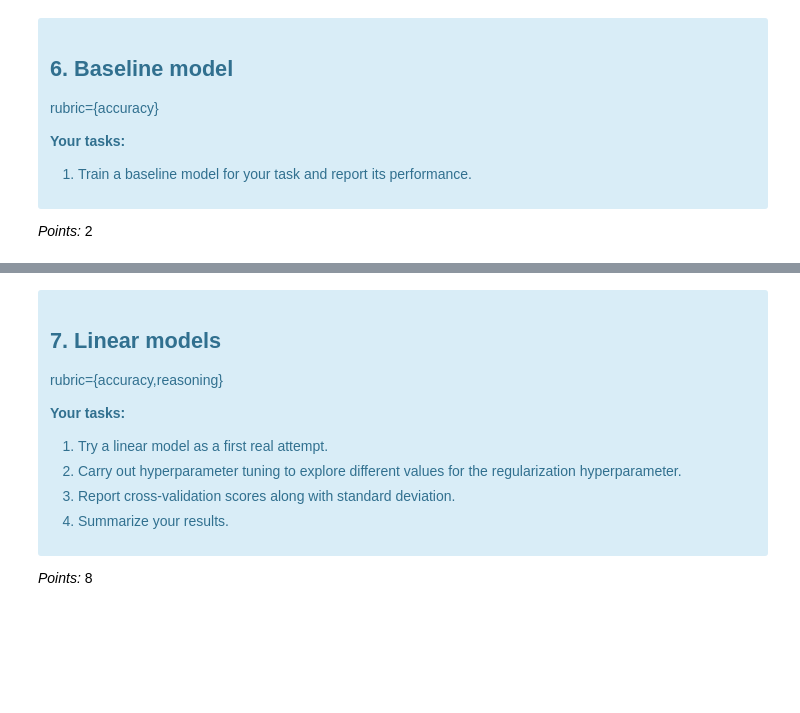
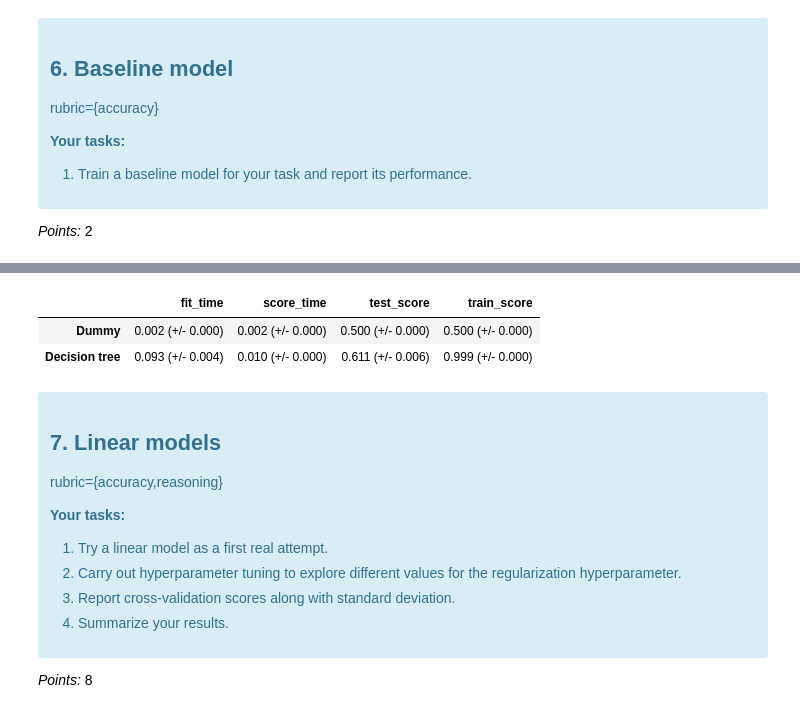
Before and after one commit to UBC-MDS/DSCI_573_lab4_PENG_GAOXIANG, a Jupyter notebook: lab4.ipynb, the cells around one changed output, grey strips where cells are left out. Drawn from its saved outputs; the diff is of its cells as text; code cells hidden in the pictures; blank space fills up the shorter version.

```diff
--- a/lab4.ipynb
+++ b/lab4.ipynb
@@ -319,3 +373,48 @@ _Points:_ 2
+# %%
+# Reference to DSCI 573
+def mean_std_cross_val_scores(model, X_train, y_train, **kwargs):
+    """
+    Returns mean and std of cross validation
+    Parameters
+    ----------
+    model :
+        scikit-learn model
+    X_train : numpy array or pandas DataFrame
+        X in the training data
+    y_train :
+        y in the training data
+    Returns
+    ----------
+        pandas Series with mean scores from cross_validation
+    """
+
+    scores = cross_validate(model, X_train, y_train, **kwargs)
+
+    mean_scores = pd.DataFrame(scores).mean()
+    std_scores = pd.DataFrame(scores).std()
+    out_col = []
+
+    for i in range(len(mean_scores)):
+        out_col.append((f"%0.3f (+/- %0.3f)" % (mean_scores[i], std_scores[i])))
+
+    return pd.Series(data=out_col, index=mean_scores.index)
+# %%
+scoring_metric = 'roc_auc'
+results={}
+dummy = DummyClassifier()
+results["Dummy"] = mean_std_cross_val_scores(
+    dummy, X_train, y_train, return_train_score=True, scoring=scoring_metric
+)
+pipe_dt = make_pipeline(preprocessor, DecisionTreeClassifier(random_state=123))
+results["Decision tree"] = mean_std_cross_val_scores(
+    pipe_dt, X_train, y_train, return_train_score=True, scoring=scoring_metric
+
+)
+pd.DataFrame(results).T
+# %% [output]
+|  | fit_time | score_time | test_score | train_score |
+| Dummy | 0.002 (+/- 0.000) | 0.002 (+/- 0.000) | 0.500 (+/- 0.000) | 0.500 (+/- 0.000) |
+| Decision tree | 0.093 (+/- 0.004) | 0.010 (+/- 0.000) | 0.611 (+/- 0.006) | 0.999 (+/- 0.000) |
 # %% [markdown]
 <!-- END QUESTION -->
 
```
Also changed, not shown: parts of 16 cells of this notebook.
